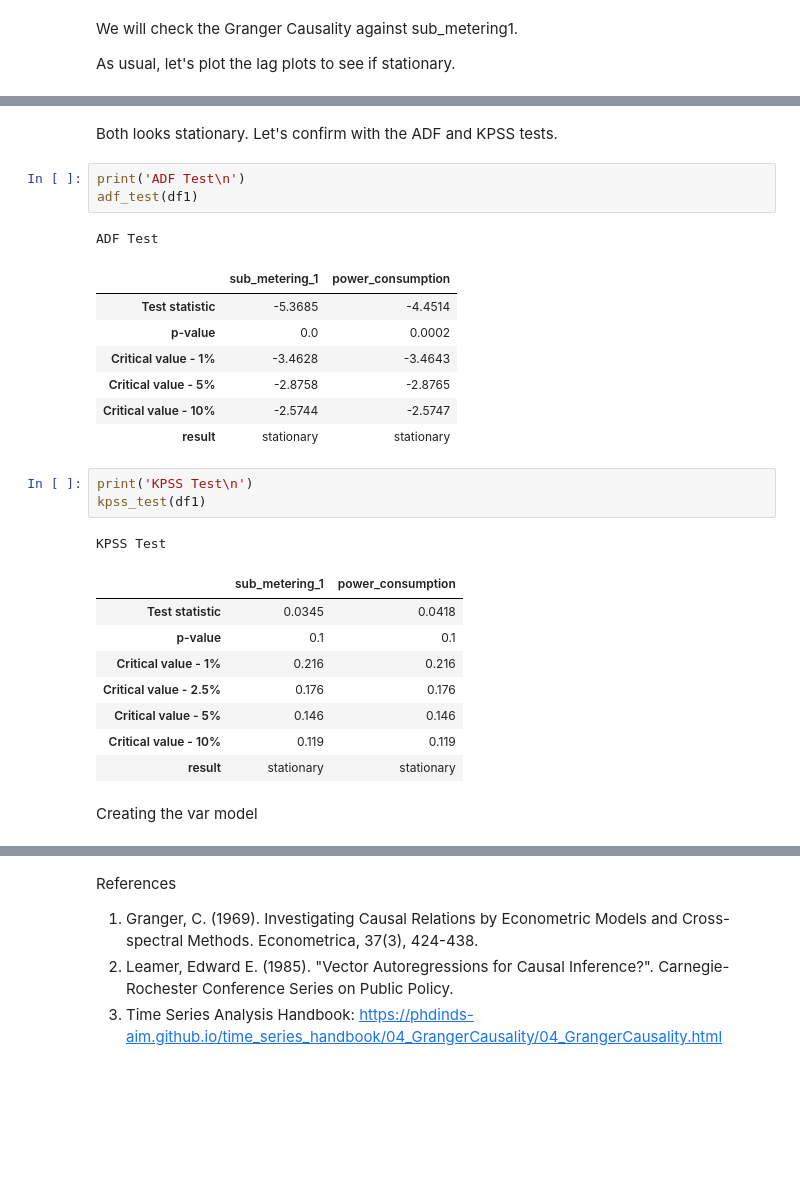
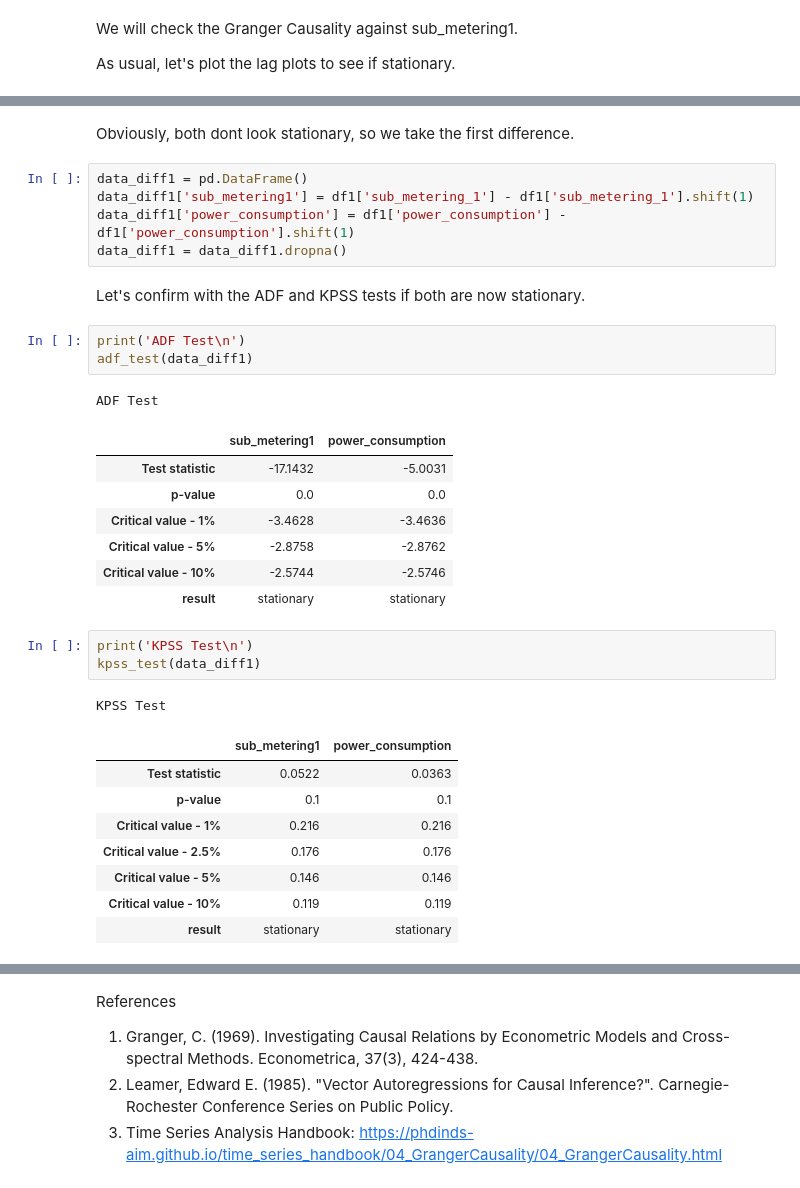
Before and after one commit to kmamfortephd/Granger-Causality, a Jupyter notebook: Introduction to Granger Causality.ipynb, the cells around one changed output, grey strips where cells are left out. Cells and saved outputs as stored; diff of their text form; blank space fills up the shorter version.

```diff
--- a/Introduction to Granger Causality.ipynb
+++ b/Introduction to Granger Causality.ipynb
@@ -631,29 +640,34 @@ lag_plots(df1)
+# %% [markdown]
+Obviously, both dont look stationary, so we take the first difference.
+# %%
+data_diff1 = pd.DataFrame()
+data_diff1['sub_metering1'] = df1['sub_metering_1'] - df1['sub_metering_1'].shift(1)
+data_diff1['power_consumption'] = df1['power_consumption'] - df1['power_consumption'].shift(1)
+data_diff1 = data_diff1.dropna()
 # %% [markdown]
-Both looks stationary. Let's confirm with the ADF and KPSS tests.
+Let's confirm with the ADF and KPSS tests if both are now stationary.
 # %%
 print('ADF Test\n')
-adf_test(df1)
+adf_test(data_diff1)
 # %% [output]
 ADF Test
-|  | sub_metering_1 | power_consumption |
-| Test statistic | -5.3685 | -4.4514 |
-| p-value | 0.0 | 0.0002 |
-| Critical value - 1% | -3.4628 | -3.4643 |
-| Critical value - 5% | -2.8758 | -2.8765 |
-| Critical value - 10% | -2.5744 | -2.5747 |
+|  | sub_metering1 | power_consumption |
+| Test statistic | -17.1432 | -5.0031 |
+| p-value | 0.0 | 0.0 |
+| Critical value - 1% | -3.4628 | -3.4636 |
+| Critical value - 5% | -2.8758 | -2.8762 |
+| Critical value - 10% | -2.5744 | -2.5746 |
 | result | stationary | stationary |
 # %%
 print('KPSS Test\n')
-kpss_test(df1)
+kpss_test(data_diff1)
 # %% [output]
 KPSS Test
-|  | sub_metering_1 | power_consumption |
-| Test statistic | 0.0345 | 0.0418 |
+|  | sub_metering1 | power_consumption |
+| Test statistic | 0.0522 | 0.0363 |
 | p-value | 0.1 | 0.1 |
 | Critical value - 1% | 0.216 | 0.216 |
 | Critical value - 2.5% | 0.176 | 0.176 |
 | Critical value - 5% | 0.146 | 0.146 |
 | Critical value - 10% | 0.119 | 0.119 |
 | result | stationary | stationary |
-# %% [markdown]
-Creating the var model
```
Also changed, not shown: parts of 17 cells of this notebook.
